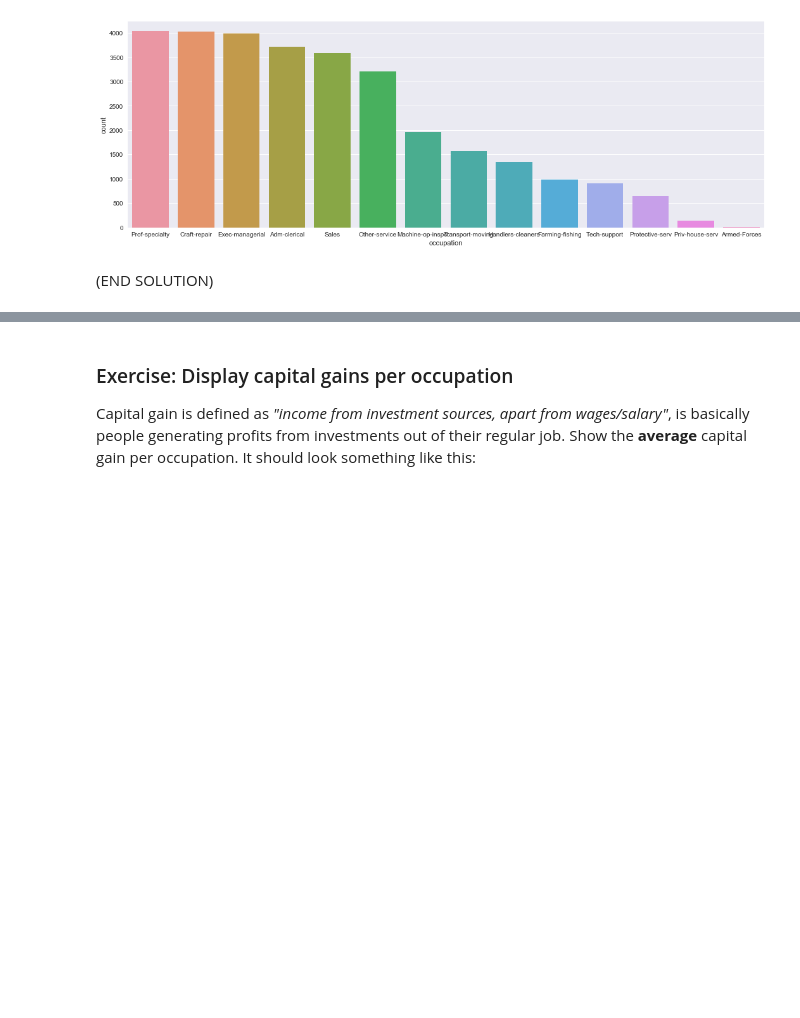
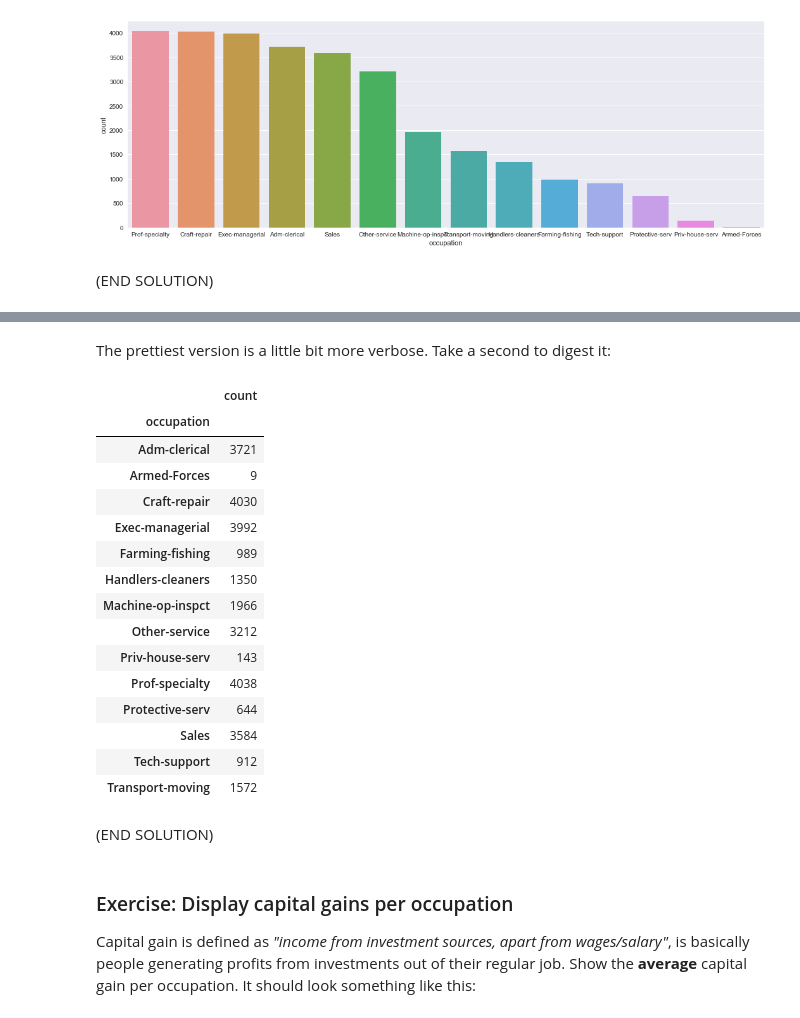
Before and after one commit to yousafmufc/ds-unit-2-us-census-analyisis, a Jupyter notebook: New Project.ipynb, the cells around one changed output, grey strips where cells are left out. Saved outputs shown, nothing was run; the diff lists cells and outputs as text; code cells hidden in the pictures; blank space fills up the shorter version.

```diff
--- a/New Project.ipynb
+++ b/New Project.ipynb
@@ -394,3 +451,26 @@ df.head()
+# %% [markdown]
+The prettiest version is a little bit more verbose. Take a second to digest it:
+# %%
+df.groupby('occupation').size().reset_index(name='count').set_index('occupation')
+# %% [output]
+|  | count |
+| occupation |  |
+| Adm-clerical | 3721 |
+| Armed-Forces | 9 |
+| Craft-repair | 4030 |
+| Exec-managerial | 3992 |
+| Farming-fishing | 989 |
+| Handlers-cleaners | 1350 |
+| Machine-op-inspct | 1966 |
+| Other-service | 3212 |
+| Priv-house-serv | 143 |
+| Prof-specialty | 4038 |
+| Protective-serv | 644 |
+| Sales | 3584 |
+| Tech-support | 912 |
+| Transport-moving | 1572 |
+# %% [markdown]
+(END SOLUTION)
 # %% [markdown]
 ### Exercise: Display capital gains per occupation
 
```
Also changed, not shown: parts of 32 cells of this notebook, 1 other file.
